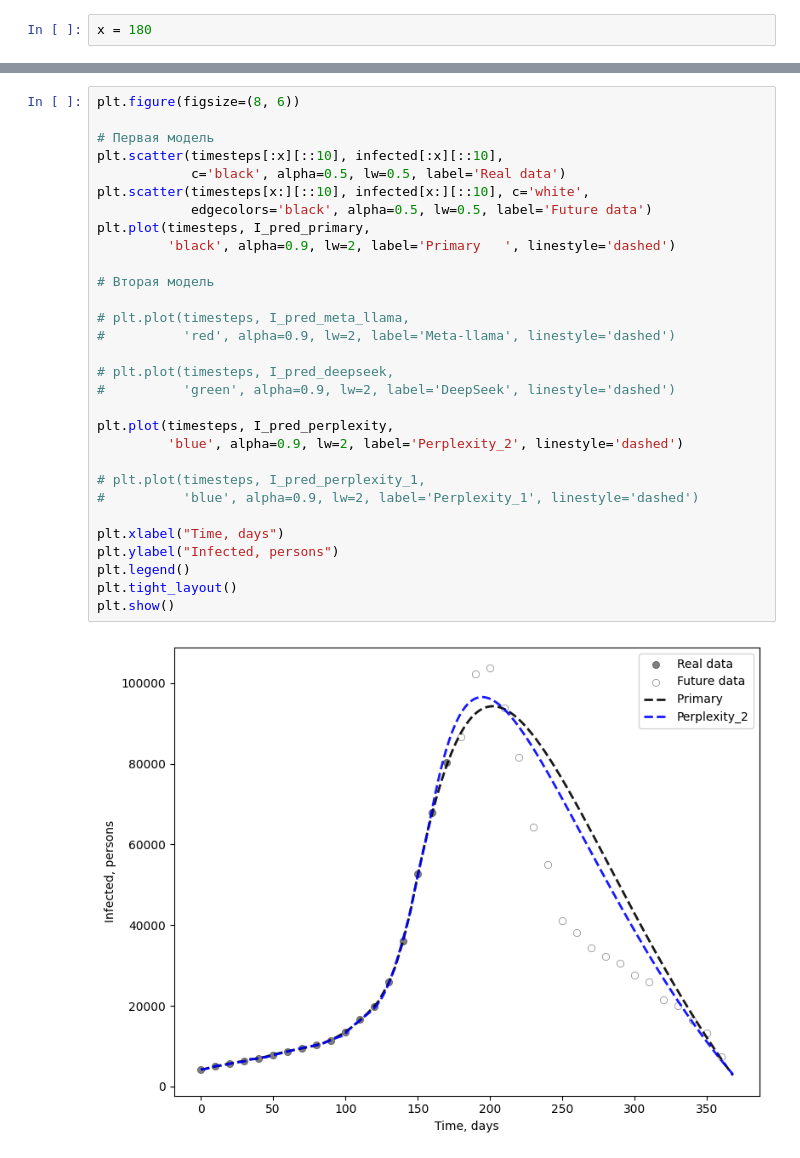
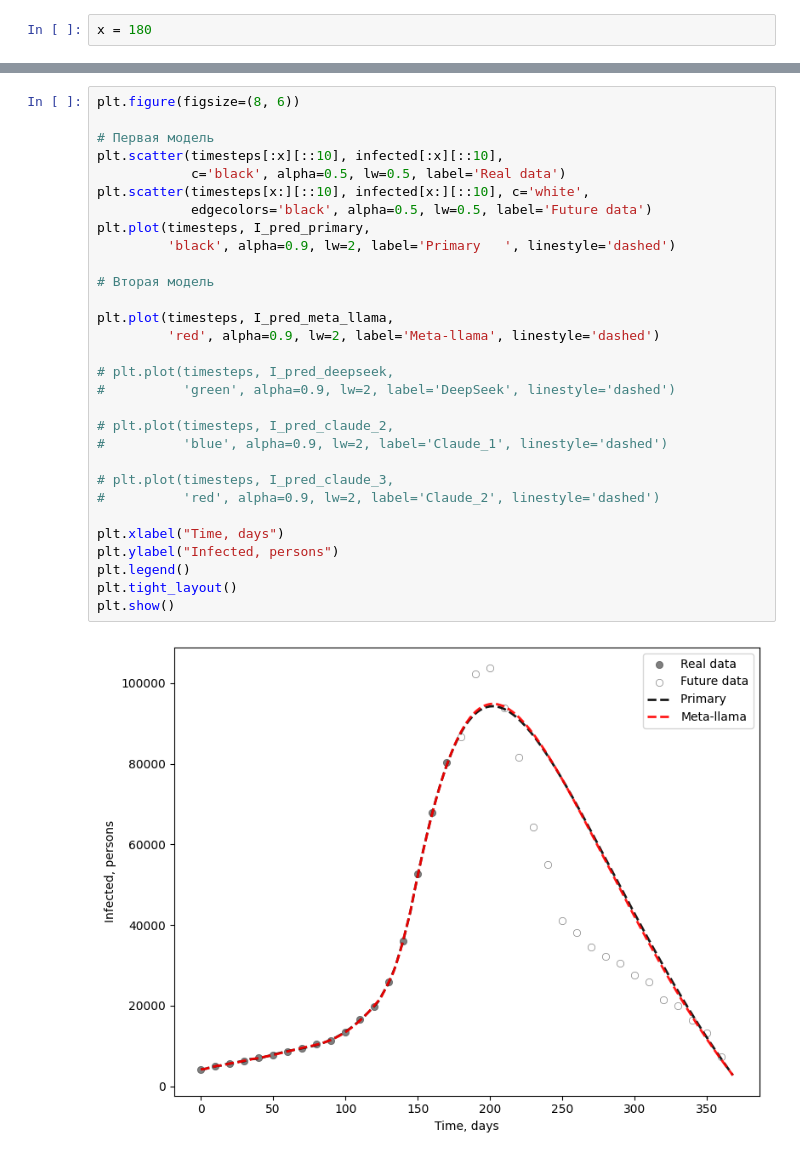
Before and after one commit to blabla9111/PINN_LLM, a Jupyter notebook: notebooks/results_comparing_2.ipynb, the cells around one changed output, grey strips where cells are left out. Cells and saved outputs as stored; diff of their text form.

```diff
--- a/notebooks/results_comparing_2.ipynb
+++ b/notebooks/results_comparing_2.ipynb
@@ -30,32 +36,32 @@ I_pred_perplexity_2 = np.load(
 # %%
 plt.figure(figsize=(8, 6))
 
 # Первая модель
 plt.scatter(timesteps[:x][::10], infected[:x][::10],
             c='black', alpha=0.5, lw=0.5, label='Real data')
 plt.scatter(timesteps[x:][::10], infected[x:][::10], c='white',
             edgecolors='black', alpha=0.5, lw=0.5, label='Future data')
 plt.plot(timesteps, I_pred_primary,
          'black', alpha=0.9, lw=2, label='Primary   ', linestyle='dashed')
 
 # Вторая модель
 
-# plt.plot(timesteps, I_pred_meta_llama,
-#          'red', alpha=0.9, lw=2, label='Meta-llama', linestyle='dashed')
+plt.plot(timesteps, I_pred_meta_llama,
+         'red', alpha=0.9, lw=2, label='Meta-llama', linestyle='dashed')
 
 # plt.plot(timesteps, I_pred_deepseek,
 #          'green', alpha=0.9, lw=2, label='DeepSeek', linestyle='dashed')
 
-plt.plot(timesteps, I_pred_perplexity,
-         'blue', alpha=0.9, lw=2, label='Perplexity_2', linestyle='dashed')
+# plt.plot(timesteps, I_pred_claude_2,
+#          'blue', alpha=0.9, lw=2, label='Claude_1', linestyle='dashed')
 
-# plt.plot(timesteps, I_pred_perplexity_1,
-#          'blue', alpha=0.9, lw=2, label='Perplexity_1', linestyle='dashed')
+# plt.plot(timesteps, I_pred_claude_3,
+#          'red', alpha=0.9, lw=2, label='Claude_2', linestyle='dashed')
 
 plt.xlabel("Time, days")
 plt.ylabel("Infected, persons")
 plt.legend()
 plt.tight_layout()
 plt.show()
 # %% [output]
-[figure, old version]
+[figure, new version]
```
Also changed, not shown: parts of 1 cell of this notebook, 54 other files.
